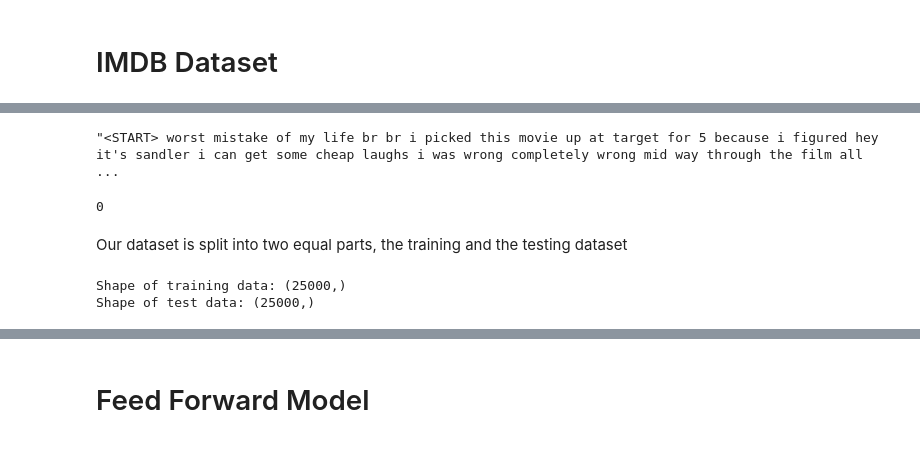
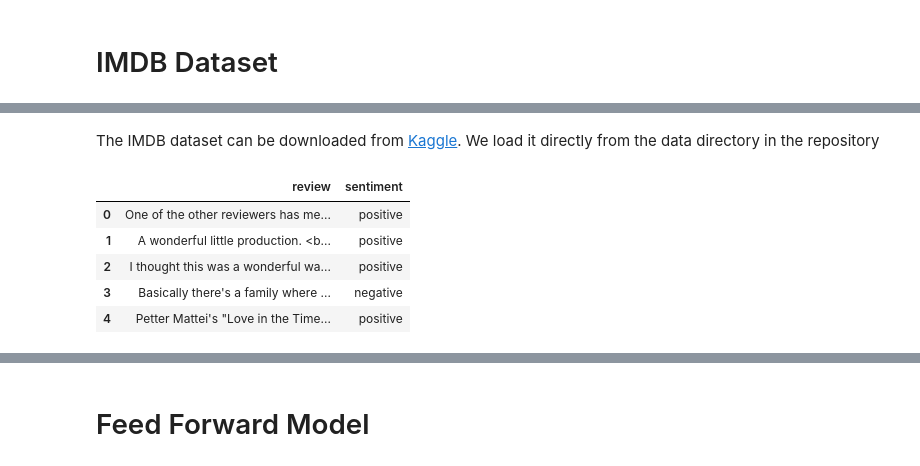
Before and after one commit to DataForScience/AdvancedNLP, a Jupyter notebook: 3. Text Classification.ipynb, the cells around one changed output, grey strips where cells are left out. Cells and saved outputs as stored; diff of their text form; code cells hidden in the pictures.

```diff
--- a/3. Text Classification.ipynb
+++ b/3. Text Classification.ipynb
@@ -133,16 +80,12 @@ y_train[0]
-# %%
-" ".join(word_list[X_train[4]])
-# %% [output]
-"<START> worst mistake of my life br br i picked this movie up at target for 5 because i figured hey it's sandler i can get some cheap laughs i was wrong completely wrong mid way through the film all  ...
-# %%
-y_train[4]
-# %% [output]
-0
-# %% [markdown]
-Our dataset is split into two equal parts, the training and the testing dataset
-# %%
-print('Shape of training data:', X_train.shape)
-print('Shape of test data:', X_test.shape)
-# %% [output]
-Shape of training data: (25000,)
-Shape of test data: (25000,)
+# %% [markdown]
+The IMDB dataset can be downloaded from [Kaggle](https://www.kaggle.com/datasets/lakshmi25npathi/imdb-dataset-of-50k-movie-reviews). We load it directly from the data directory in the repository
+# %%
+data = pd.read_csv('data/IMDB Dataset.csv')
+data.head()
+# %% [output]
+|  | review | sentiment |
+| 0 | One of the other reviewers has me... | positive |
+| 1 | A wonderful little production. <b... | positive |
+| 2 | I thought this was a wonderful wa... | positive |
+| 3 | Basically there's a family where ... | negative |
+| 4 | Petter Mattei's "Love in the Time... | positive |
```
Also changed, not shown: parts of 91 cells of this notebook, 14 other files.
